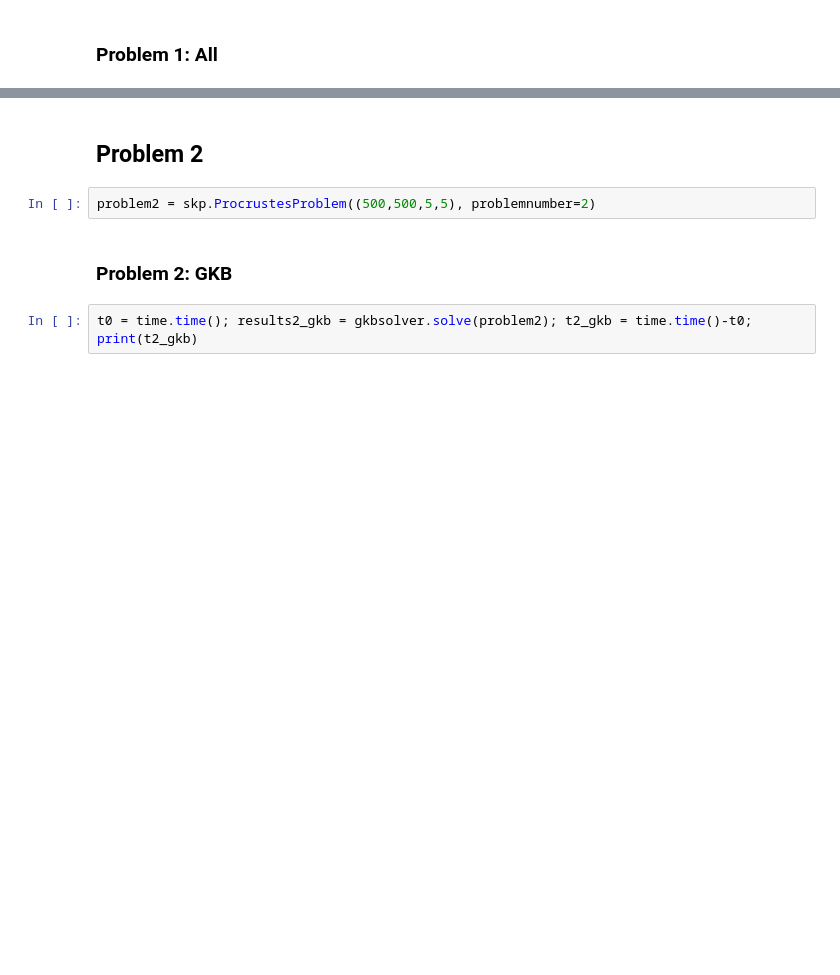
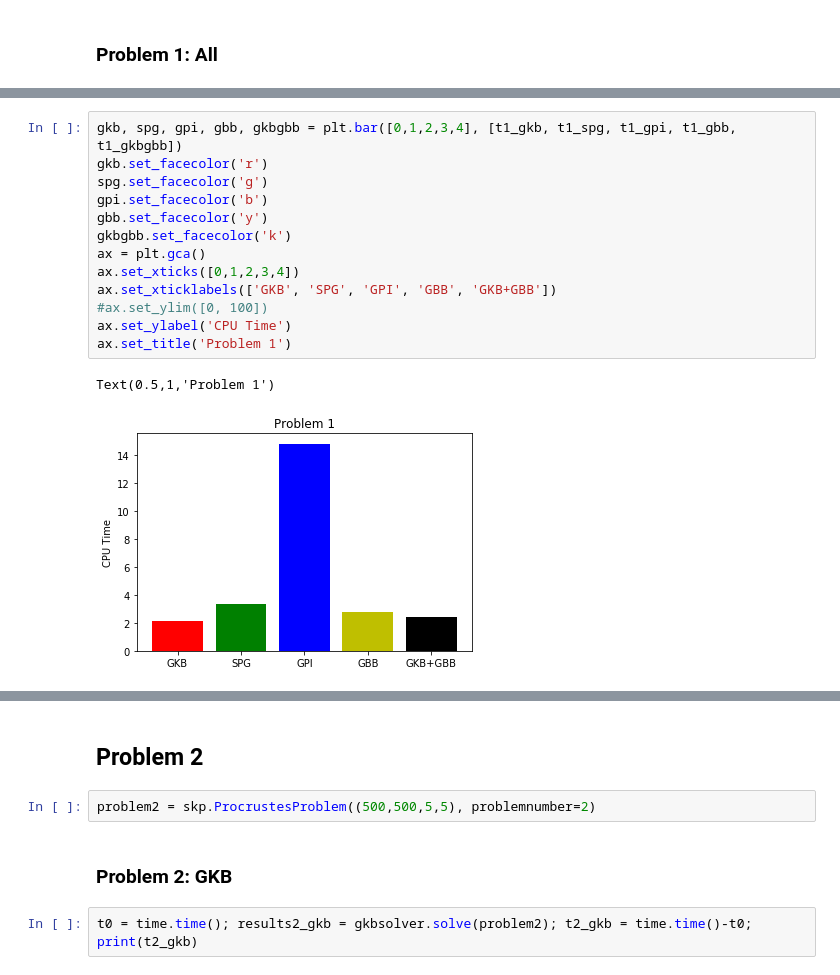
Before and after one commit to melissawm/skprocrustes, a Jupyter notebook: Results March 2019.ipynb, the cells around one changed output, grey strips where cells are left out. Drawn from its saved outputs; the diff is of its cells as text; blank space fills up the shorter version.

```diff
--- a/Results.ipynb
+++ b/Results March 2019.ipynb
@@ -114 +166,17 @@ Text(0.5,1,'Problem 1')
+# %%
+gkb, spg, gpi, gbb, gkbgbb = plt.bar([0,1,2,3,4], [t1_gkb, t1_spg, t1_gpi, t1_gbb, t1_gkbgbb])
+gkb.set_facecolor('r')
+spg.set_facecolor('g')
+gpi.set_facecolor('b')
+gbb.set_facecolor('y')
+gkbgbb.set_facecolor('k')
+ax = plt.gca()
+ax.set_xticks([0,1,2,3,4])
+ax.set_xticklabels(['GKB', 'SPG', 'GPI', 'GBB', 'GKB+GBB'])
+#ax.set_ylim([0, 100])
+ax.set_ylabel('CPU Time')
+ax.set_title('Problem 1')
+# %% [output]
+Text(0.5,1,'Problem 1')
+[figure, added]
 # %%
```
Also changed, not shown: parts of 27 cells of this notebook, 1 other file.
